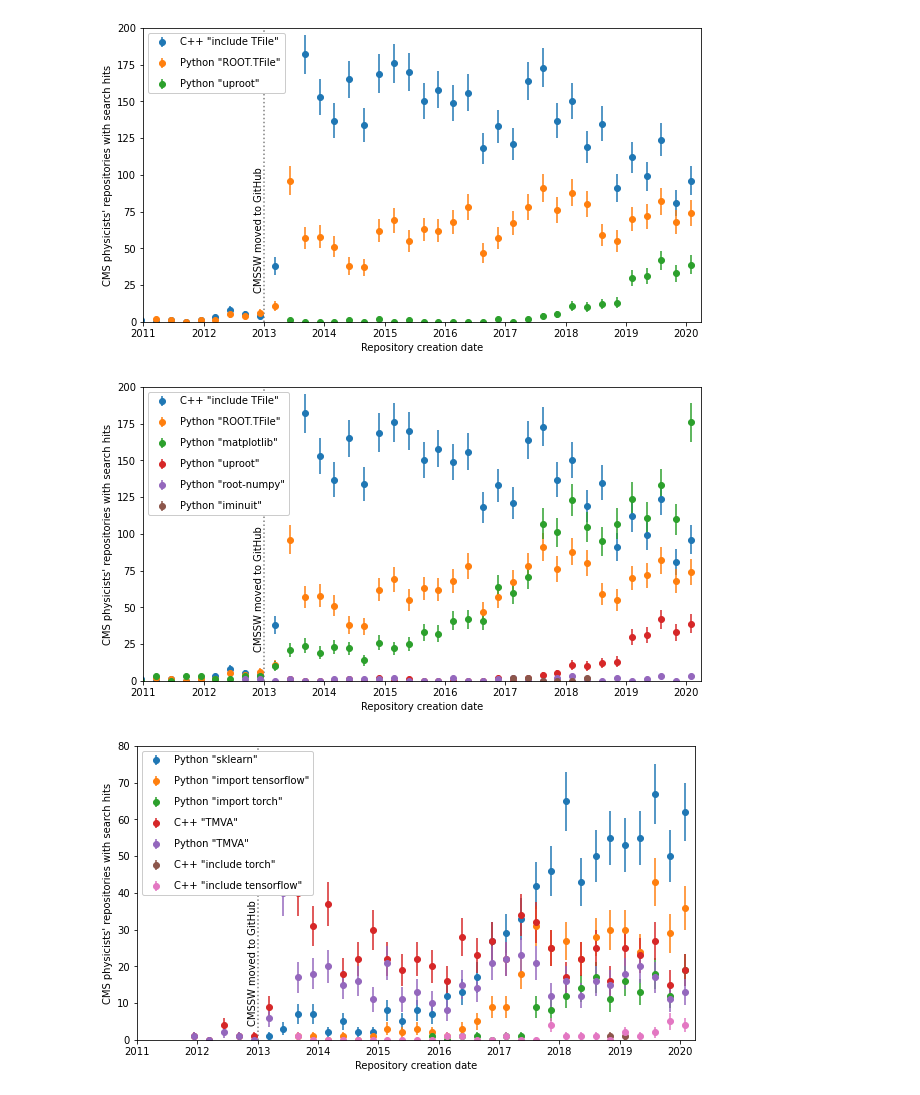
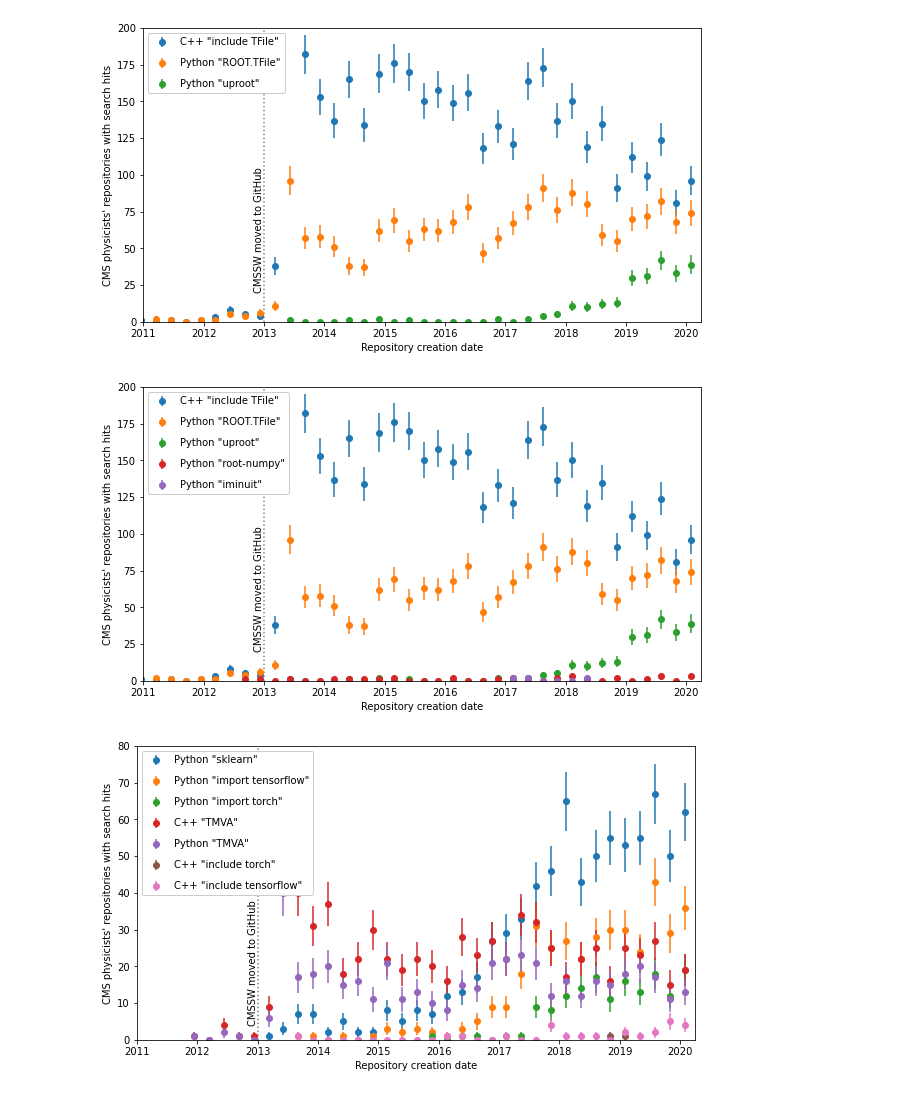
Before and after one commit to jpivarski-talks/2020-08-13-pyhep-debriefing, a Jupyter notebook: analyze-cmssw.ipynb, the cells around one changed output. Drawn from its saved outputs; the diff is of its cells as text; code cells hidden in the pictures.

```diff
--- a/analyze-cmssw.ipynb
+++ b/analyze-cmssw.ipynb
@@ -666,29 +667,28 @@ ax.get_figure().savefig("PLOTS/github-root-uproot.svg")
 # %%
 ax = search_cpproot_vstime.plot(yerr=np.sqrt(search_cpproot_vstime), marker="o", ls="none", rot=0, figsize=(10, 6))
 search_pythonroot_vstime.plot(yerr=np.sqrt(search_pythonroot_vstime), marker="o", ls="none", rot=0, ax=ax)
-search_packages["matplotlib"].plot(yerr=np.sqrt(search_packages["matplotlib"]), marker="o", ls="none", rot=0, ax=ax)
 search_uproot_vstime.plot(yerr=np.sqrt(search_uproot_vstime), marker="o", ls="none", rot=0, ax=ax)
 search_iminuit_vstime.plot(yerr=np.sqrt(search_iminuit_vstime), marker="o", ls="none", rot=0, ax=ax)
 search_rootnumpy_vstime.plot(yerr=np.sqrt(search_rootnumpy_vstime), marker="o", ls="none", rot=0, ax=ax)
 years = ("2011", "2012", "2013", "2014", "2015", "2016", "2017", "2018", "2019", "2020")
 ax.set_xticks([pd.to_datetime(x + "-01-01") for x in years])
 ax.set_xticklabels(years, ha="center")
 ax.set_xlabel("Repository creation date")
 ax.set_ylabel("CMS physicists' repositories with search hits")
 ax.set_xlim(pd.to_datetime("2011-01-01"), pd.to_datetime("2020-04-01"))
 ax.set_ylim(0, 200)
 ax.legend([
-    "C++ \"include TFile\"", "Python \"ROOT.TFile\"", "Python \"matplotlib\"", "Python \"uproot\"", "Python \"root-numpy\"", "Python \"iminuit\""
+    "C++ \"include TFile\"", "Python \"ROOT.TFile\"", "Python \"uproot\"", "Python \"root-numpy\"", "Python \"iminuit\""
 ], loc="upper left", labelspacing=1.1, framealpha=1)
 ax.axvline(pd.to_datetime("2013-01-01"), c="gray", ls=":")
 ax.text(pd.to_datetime("2013-01-01") - pd.to_timedelta("60 days"), 125*0.5, "CMSSW moved to GitHub", rotation=90, va="center")
 # ax.axvline(pd.to_datetime("2015-04-10"), c="gray", ls=":")
 # ax.text(pd.to_datetime("2015-04-10")- pd.to_timedelta("60 days"), 175, "Start of Run 2", rotation=90, va="top")
 # ax.axvline(pd.to_datetime("2018-12-03"), c="gray", ls=":")
 # ax.text(pd.to_datetime("2018-12-03")- pd.to_timedelta("60 days"), 175, "End of Run 2", rotation=90, va="top")
 ax.get_figure().savefig("PLOTS/github-root-python.svg")
 # %% [output]
-[figure, old version]
+[figure, new version]
 # %%
 ax = search_packages["sklearn"].plot(yerr=np.sqrt(search_packages["sklearn"]), marker="o", ls="none", rot=0, figsize=(10, 6))
 search_packages["python-tensorflow"].plot(yerr=np.sqrt(search_packages["python-tensorflow"]), marker="o", ls="none", rot=0, ax=ax)
```
Also changed, not shown: parts of 3 cells of this notebook, 8 other files.
